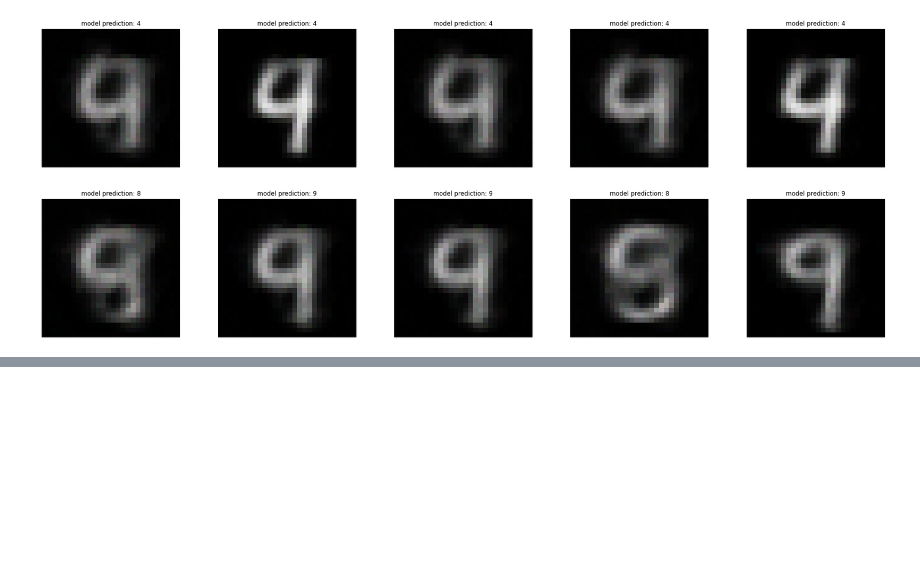
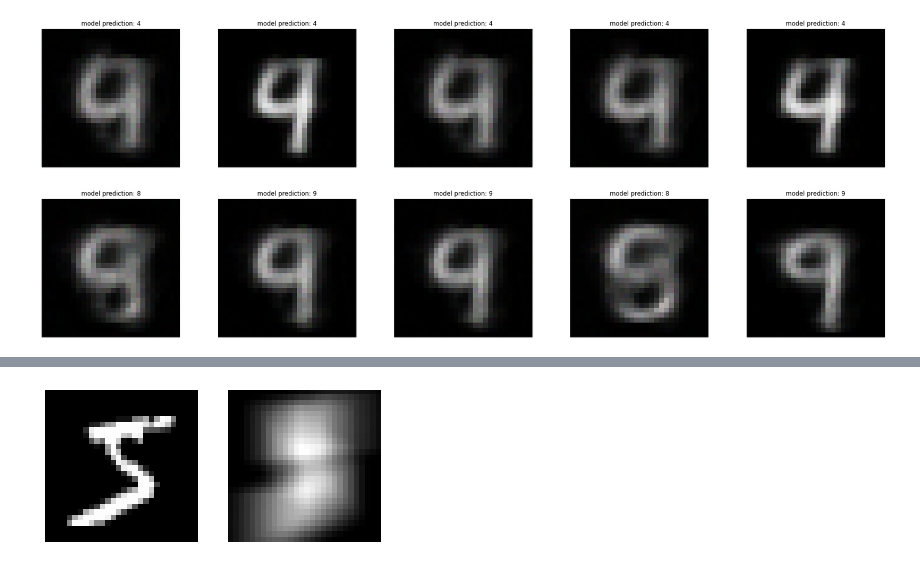
Before and after one commit to kdd-lab/XAI-Lib, a Jupyter notebook: Images_Usage_Examples_MNIST.ipynb, the cells around one changed output, grey strips where cells are left out. Cells and saved outputs as stored; diff of their text form; code cells hidden in the pictures; blank space fills up the shorter version.

```diff
--- a/Images_Usage_Examples_MNIST.ipynb
+++ b/Images_Usage_Examples_MNIST.ipynb
@@ -1003,0 +1039,38 @@ for i in range(len(counter)):
+# %%
+from scipy.ndimage.filters import gaussian_filter
+CH = 1
+def gkern(klen, nsig):
+    """Returns a Gaussian kernel array.
+    Convolution with it results in image blurring."""
+    # create nxn zeros
+    inp = np.zeros((klen, klen))
+    # set element at the middle to one, a dirac delta
+    inp[klen//2, klen//2] = 1
+    # gaussian-smooth the dirac, resulting in a gaussian filter mask
+    k = gaussian_filter(inp, nsig)
+    kern = np.zeros((CH, CH, klen, klen))
+    for i in range(CH):
+        kern[i, i] = k
+    return torch.from_numpy(kern.astype('float32'))
+def image_reshaping(image):
+    if image.shape[1]==3:
+        return np.stack([image[:,0,:,:],image[:,1,:,:],image[:,2,:,:]],axis=-1)
+    elif image.shape[-1]==3:
+        return np.stack([image[:,:,:,0],image[:,:,:,1],image[:,:,:,2]],axis=1)
+    else:
+        return image
+
+# Function that blurs input image
+def blur(image, klen=11, ksig=5):
+
+    kern = gkern(klen, ksig)
+    image = torch.tensor(np.expand_dims(image, 0)).float()
+    return nn.functional.conv2d(image, kern, padding=klen//2)[0,:]
+
+F,ax = plt.subplots(1,2)
+ax[0].imshow(image[0,:], cmap='gray')
+ax[0].axis(False)
+ax[1].imshow(blur(image, 11, 5)[0,:],cmap='gray')
+ax[1].axis(False);
+# %% [output]
+[figure, added]
```
Also changed, not shown: parts of 6 cells of this notebook, 1 other file.
